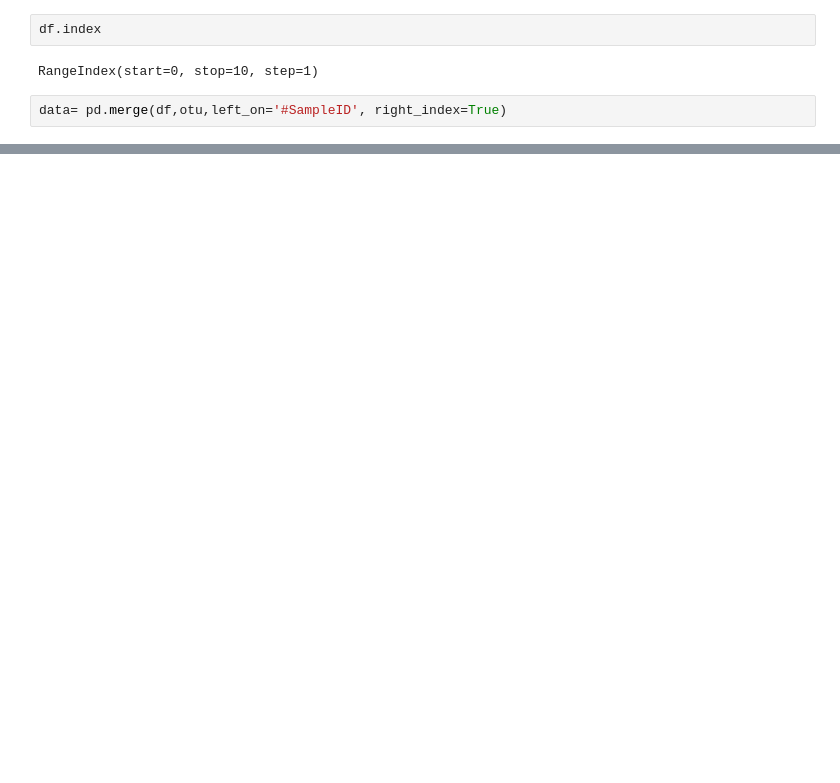
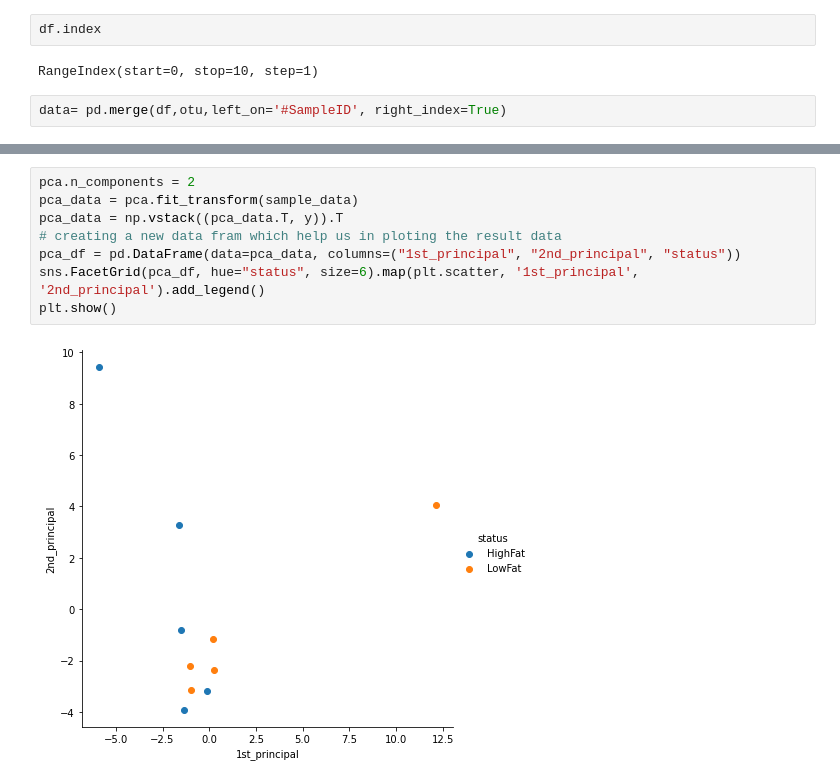
Before and after one commit to ShushantaFuse/WINKS_research, a Jupyter notebook: notebook/diet_data.ipynb, the cells around one changed output, grey strips where cells are left out. Saved outputs shown, nothing was run; the diff lists cells and outputs as text; blank space fills up the shorter version.

```diff
--- a/notebook/diet_data.ipynb
+++ b/notebook/diet_data.ipynb
@@ -103,0 +219,10 @@ data
+# %%
+pca.n_components = 2
+pca_data = pca.fit_transform(sample_data)
+pca_data = np.vstack((pca_data.T, y)).T
+# creating a new data fram which help us in ploting the result data
+pca_df = pd.DataFrame(data=pca_data, columns=("1st_principal", "2nd_principal", "status"))
+sns.FacetGrid(pca_df, hue="status", size=6).map(plt.scatter, '1st_principal', '2nd_principal').add_legend()
+plt.show()
+# %% [output]
+[figure, added]
```
Also changed, not shown: parts of 21 cells of this notebook.
